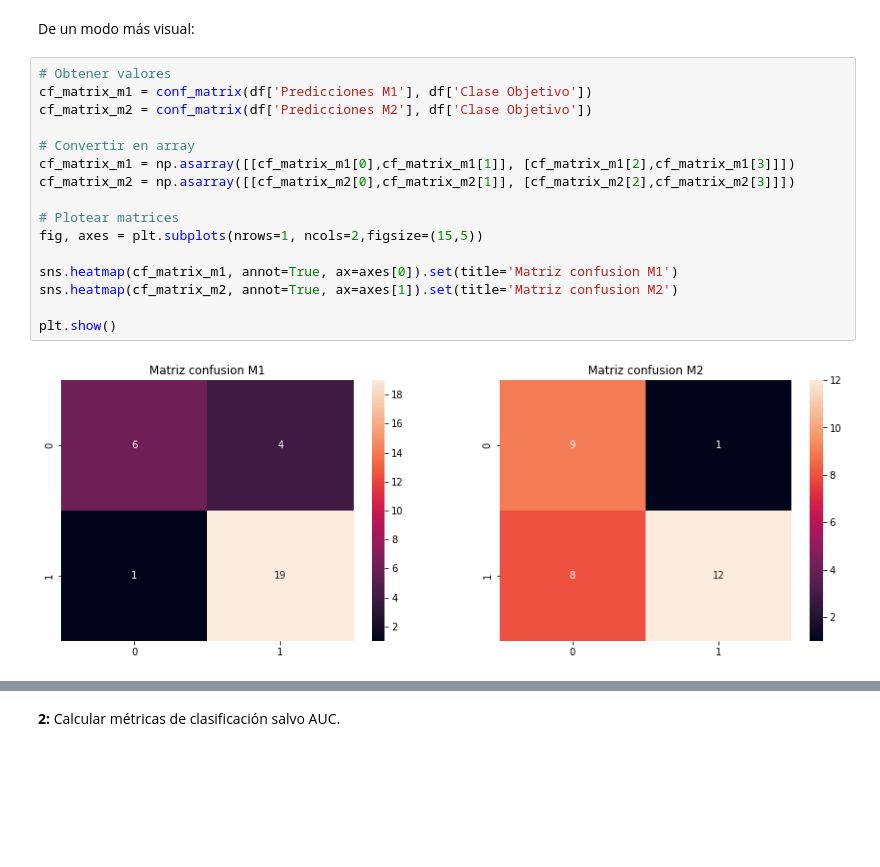
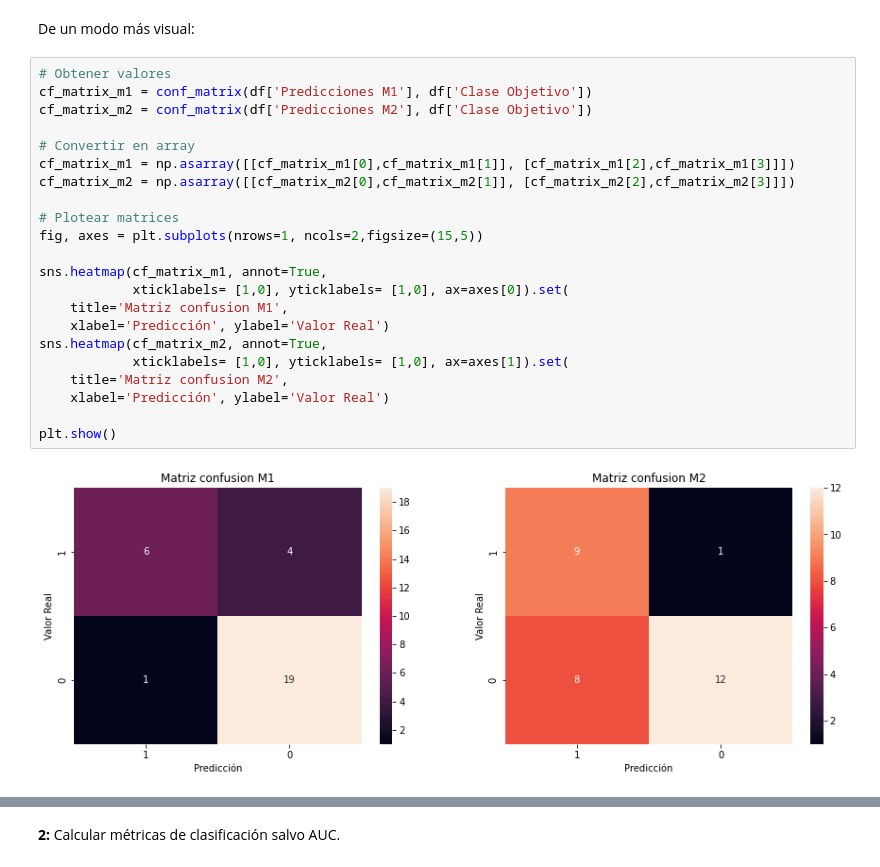
Before and after one commit to Vic-silo/Master_EIP, a Jupyter notebook: 10_Fundamentos_IA/2_Train_Eval/VictorSimoLozano_A2_FIA.ipynb, the cells around one changed output, grey strips where cells are left out. Drawn from its saved outputs; the diff is of its cells as text; blank space fills up the shorter version.

```diff
--- a/10_Fundamentos_IA/2_Train_Eval/VictorSimoLozano_A2_FIA.ipynb
+++ b/10_Fundamentos_IA/2_Train_Eval/VictorSimoLozano_A2_FIA.ipynb
@@ -237,18 +241,24 @@ De un modo más visual:
 # %%
 # Obtener valores
 cf_matrix_m1 = conf_matrix(df['Predicciones M1'], df['Clase Objetivo'])
 cf_matrix_m2 = conf_matrix(df['Predicciones M2'], df['Clase Objetivo'])
 
 # Convertir en array
 cf_matrix_m1 = np.asarray([[cf_matrix_m1[0],cf_matrix_m1[1]], [cf_matrix_m1[2],cf_matrix_m1[3]]])
 cf_matrix_m2 = np.asarray([[cf_matrix_m2[0],cf_matrix_m2[1]], [cf_matrix_m2[2],cf_matrix_m2[3]]])
 
 # Plotear matrices
 fig, axes = plt.subplots(nrows=1, ncols=2,figsize=(15,5))
 
-sns.heatmap(cf_matrix_m1, annot=True, ax=axes[0]).set(title='Matriz confusion M1')
-sns.heatmap(cf_matrix_m2, annot=True, ax=axes[1]).set(title='Matriz confusion M2')
+sns.heatmap(cf_matrix_m1, annot=True,
+            xticklabels= [1,0], yticklabels= [1,0], ax=axes[0]).set(
+    title='Matriz confusion M1',
+    xlabel='Predicción', ylabel='Valor Real')
+sns.heatmap(cf_matrix_m2, annot=True,
+            xticklabels= [1,0], yticklabels= [1,0], ax=axes[1]).set(
+    title='Matriz confusion M2',
+    xlabel='Predicción', ylabel='Valor Real')
 
 plt.show()
 # %% [output]
-[figure, old version]
+[figure, new version]
```
Also changed, not shown: parts of 72 cells of this notebook.
